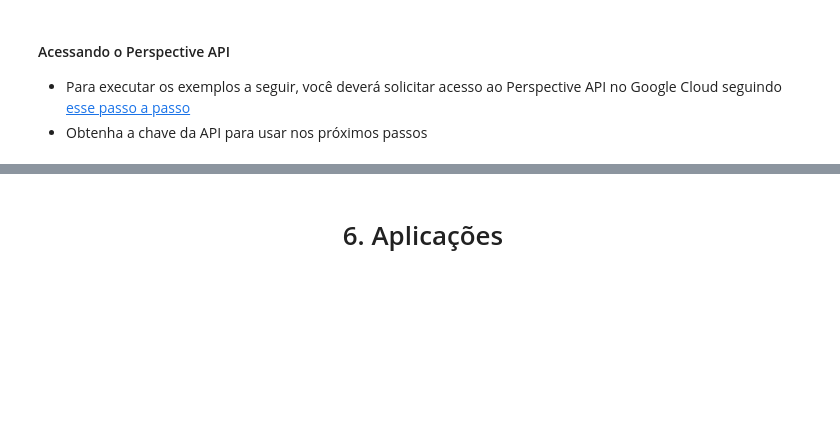
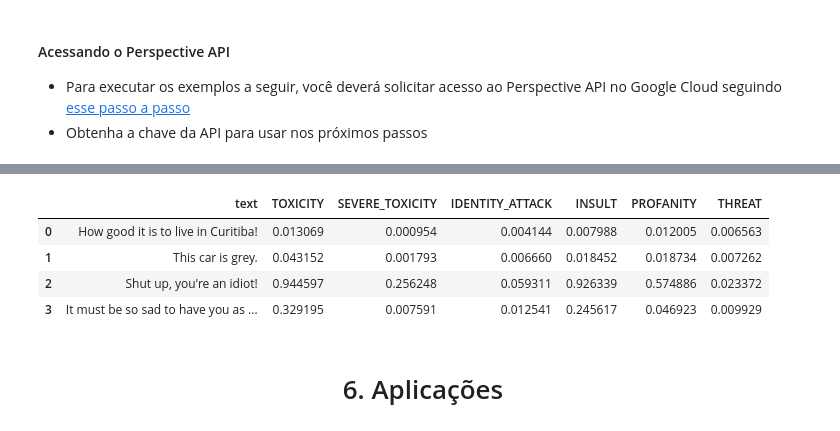
Before and after one commit to webmedia2022-nlp/course-code, a Jupyter notebook: NLP_WebMedia2022.ipynb, the cells around one changed output, grey strips where cells are left out. Saved outputs shown, nothing was run; the diff lists cells and outputs as text; code cells hidden in the pictures; blank space fills up the shorter version.

```diff
--- a/NLP_WebMedia2022.ipynb
+++ b/NLP_WebMedia2022.ipynb
@@ -1645,6 +1809,12 @@ PERSPECTIVE_API_KEY = getpass.getpass()
 # %%
 # Exemplo de sentenças processadas com o Perspective API
-EmotionComprehension.perspective(emotional_sentences, PERSPECTIVE_API_KEY)
+SentimentAnalysis.perspective(emotional_sentences, PERSPECTIVE_API_KEY)
+# %% [output]
+|  | text | TOXICITY | SEVERE_TOXICITY | IDENTITY_ATTACK | INSULT | PROFANITY | THREAT |
+| 0 | How good it is to live in Curitiba! | 0.013069 | 0.000954 | 0.004144 | 0.007988 | 0.012005 | 0.006563 |
+| 1 | This car is grey. | 0.043152 | 0.001793 | 0.006660 | 0.018452 | 0.018734 | 0.007262 |
+| 2 | Shut up, you're an idiot! | 0.944597 | 0.256248 | 0.059311 | 0.926339 | 0.574886 | 0.023372 |
+| 3 | It must be so sad to have you as ... | 0.329195 | 0.007591 | 0.012541 | 0.245617 | 0.046923 | 0.009929 |
 # %% [markdown]
 # <center>6. Aplicações</center>
 # %% [markdown]
```
Also changed, not shown: parts of 61 cells of this notebook, 8 other files.
